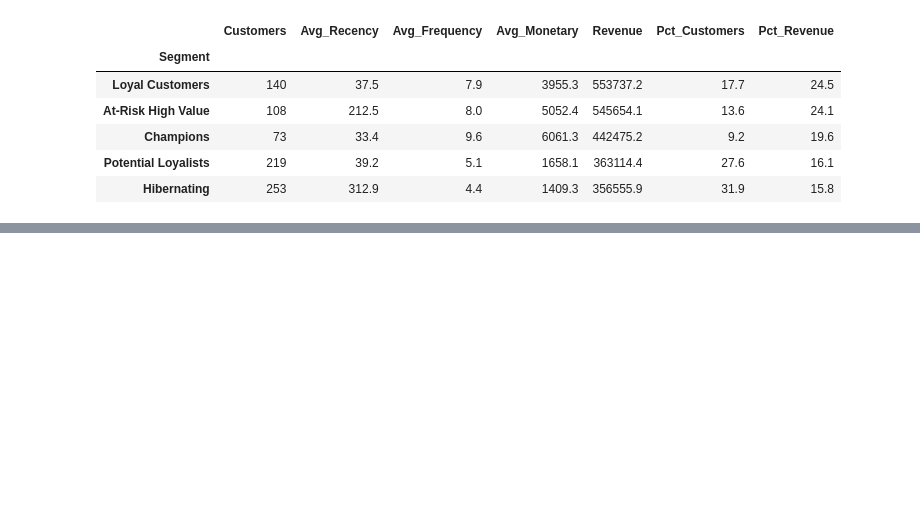
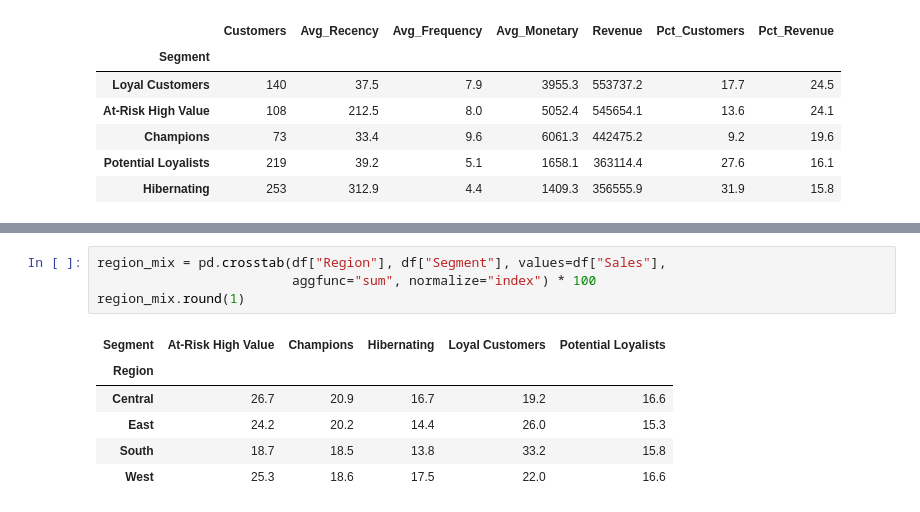
Before and after one commit to mwhan99/rfm-customer-segmentation, a Jupyter notebook: analysis.ipynb, the cells around one changed output, grey strips where cells are left out. Saved outputs shown, nothing was run; the diff lists cells and outputs as text; blank space fills up the shorter version.

```diff
--- a/analysis.ipynb
+++ b/analysis.ipynb
@@ -263,0 +276,11 @@ segments.sort_values("Revenue", ascending=False)
+# %%
+region_mix = pd.crosstab(df["Region"], df["Segment"], values=df["Sales"],
+                         aggfunc="sum", normalize="index") * 100
+region_mix.round(1)
+# %% [output]
+| Segment | At-Risk High Value | Champions | Hibernating | Loyal Customers | Potential Loyalists |
+| Region |  |  |  |  |  |
+| Central | 26.7 | 20.9 | 16.7 | 19.2 | 16.6 |
+| East | 24.2 | 20.2 | 14.4 | 26.0 | 15.3 |
+| South | 18.7 | 18.5 | 13.8 | 33.2 | 15.8 |
+| West | 25.3 | 18.6 | 17.5 | 22.0 | 16.6 |
```
Also changed, not shown: parts of 3 cells of this notebook.
